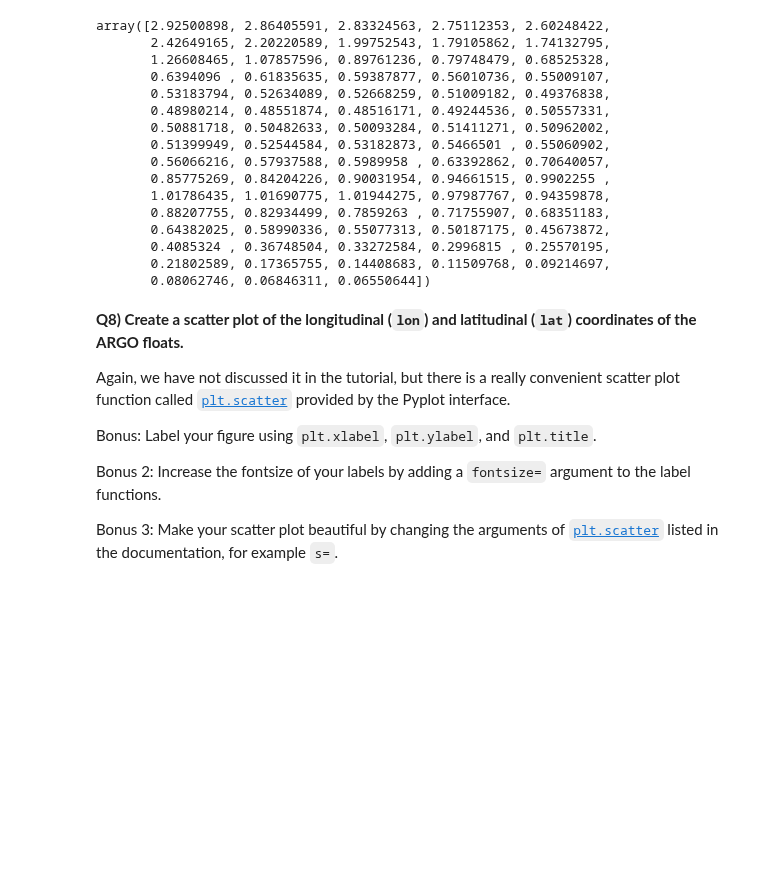
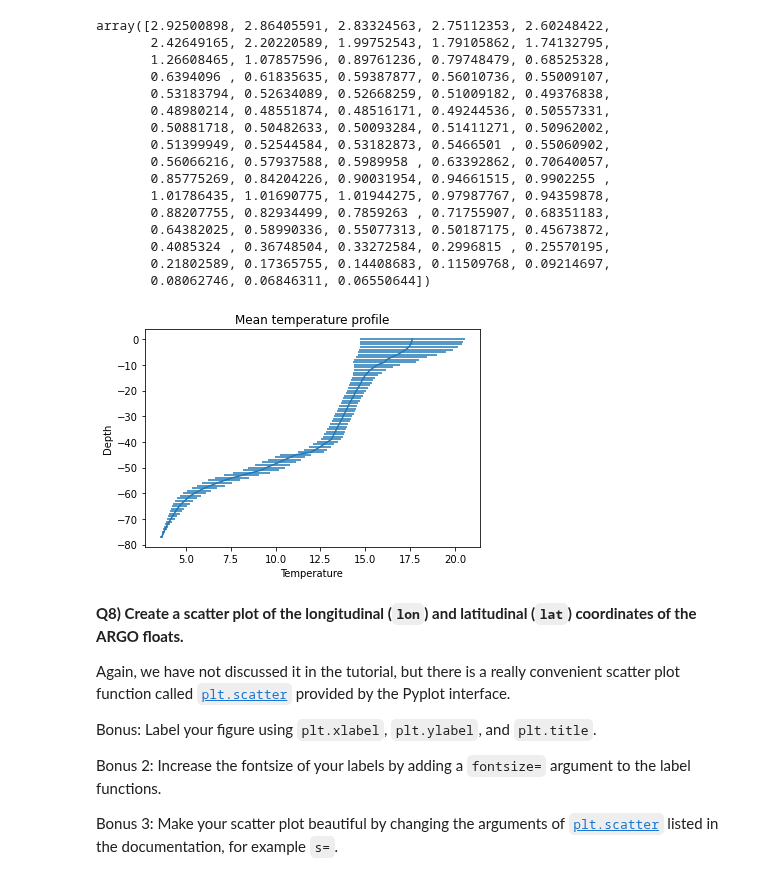
Before and after one commit to Kriegtho/2022_Intro_Python, a Jupyter notebook: Exercises/W2_S1.ipynb, the cells around one changed output. Cells and saved outputs as stored; diff of their text form; code cells hidden in the pictures; blank space fills up the shorter version.

```diff
--- a/Exercises/W2_S1.ipynb
+++ b/Exercises/W2_S1.ipynb
@@ -75,7 +75,7 @@ files
 # %% [markdown]
 Then, load the files as `numpy` arrays, for instance using list comprehension
 # %%
-level,lon,S,date,lat,T,p = [np.load(files[i]) for i in range(len(files))]
+S,lon,p,T,date,lat,level = [np.load(files[i]) for i in range(len(files))]
 # %% [markdown]
 **Q2) Recreate the `level` array using `np.arange` and `np.linspace`**
 
@@ -421,6 +421,13 @@ array([2.92500898, 2.86405591, 2.83324563, 2.75112353, 2.60248422,
        0.4085324 , 0.36748504, 0.33272584, 0.2996815 , 0.25570195,
        0.21802589, 0.17365755, 0.14408683, 0.11509768, 0.09214697,
        0.08062746, 0.06846311, 0.06550644])
+# %%
+plt.errorbar(T_mean_nan,-level,xerr=T_std_nan)
+plt.xlabel('Temperature ')
+plt.ylabel('Depth')
+plt.title('Mean temperature profile');
+# %% [output]
+[figure, added]
 # %% [markdown]
 **Q8) Create a scatter plot of the longitudinal (`lon`) and latitudinal (`lat`) coordinates of the ARGO floats.**
 
```
Also changed, not shown: parts of 2 cells of this notebook.
